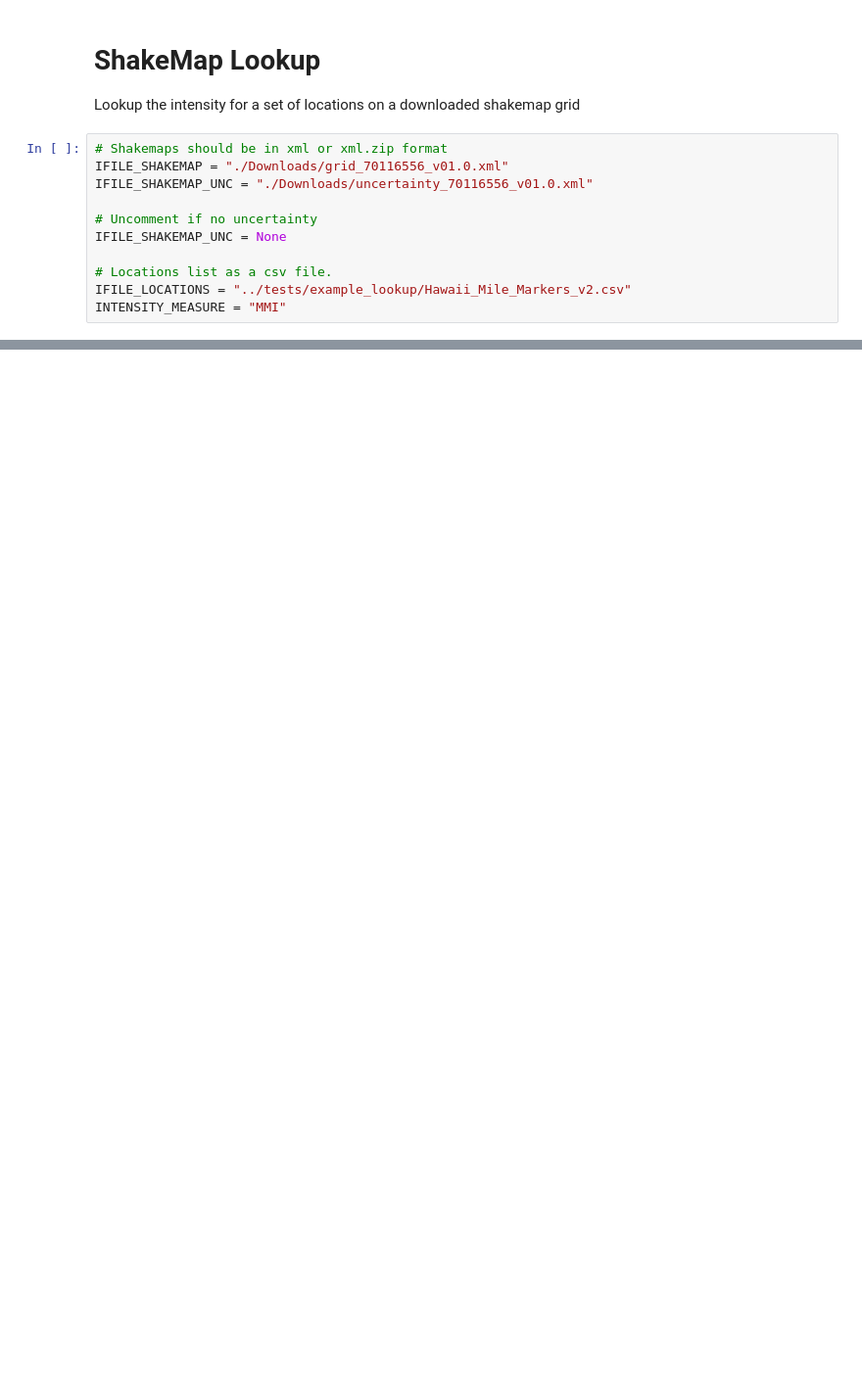
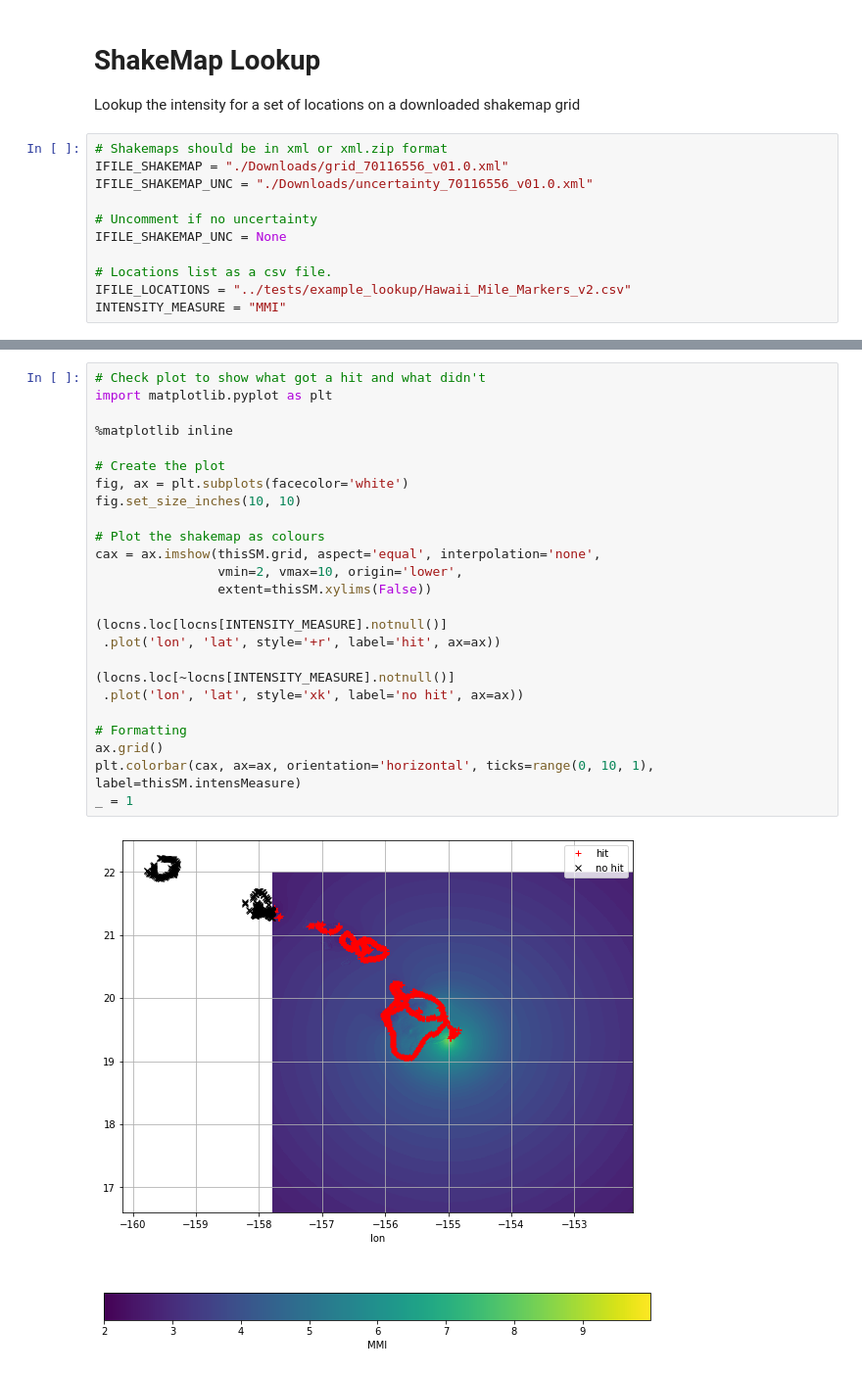
Before and after one commit to iwbailey/shakemap_lookup, a Jupyter notebook: notebooks/shakemap_lookup.ipynb, the cells around one changed output, grey strips where cells are left out. Shown at 98% size. Drawn from its saved outputs; the diff is of its cells as text; blank space fills up the shorter version.

Commit message:
added checkplots

```diff
--- a/notebooks/shakemap_lookup.ipynb
+++ b/notebooks/shakemap_lookup.ipynb
@@ -34,0 +63,27 @@ locns.sort_values(INTENSITY_MEASURE, ascending=False).head(20)
+# %%
+# Check plot to show what got a hit and what didn't
+import matplotlib.pyplot as plt
+
+%matplotlib inline
+
+# Create the plot
+fig, ax = plt.subplots(facecolor='white')
+fig.set_size_inches(10, 10)
+
+# Plot the shakemap as colours
+cax = ax.imshow(thisSM.grid, aspect='equal', interpolation='none',
+                vmin=2, vmax=10, origin='lower',
+                extent=thisSM.xylims(False))
+
+(locns.loc[locns[INTENSITY_MEASURE].notnull()]
+ .plot('lon', 'lat', style='+r', label='hit', ax=ax))
+
+(locns.loc[~locns[INTENSITY_MEASURE].notnull()]
+ .plot('lon', 'lat', style='xk', label='no hit', ax=ax))
+
+# Formatting
+ax.grid()
+plt.colorbar(cax, ax=ax, orientation='horizontal', ticks=range(0, 10, 1), label=thisSM.intensMeasure)
+_ = 1
+# %% [output]
+[figure, added]
```
Also changed, not shown: parts of 2 cells of this notebook.
